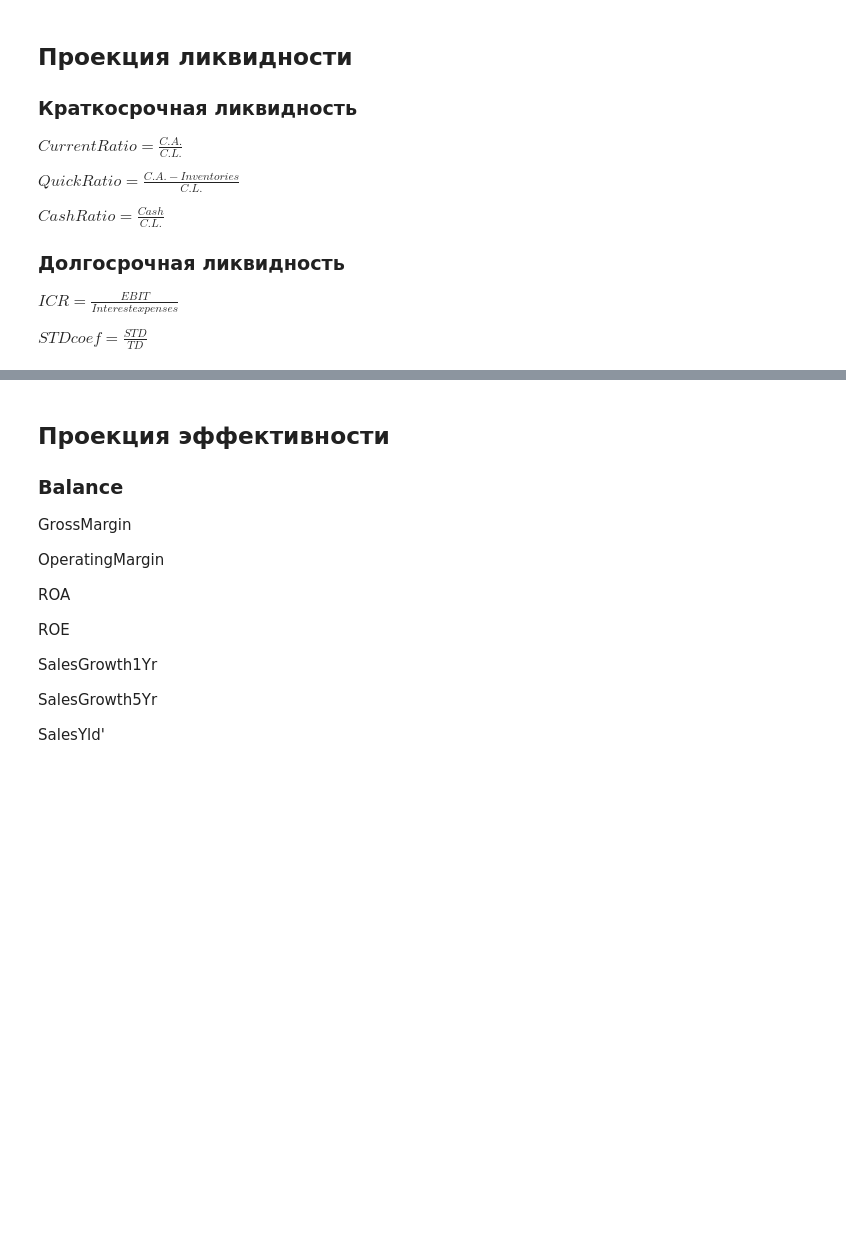
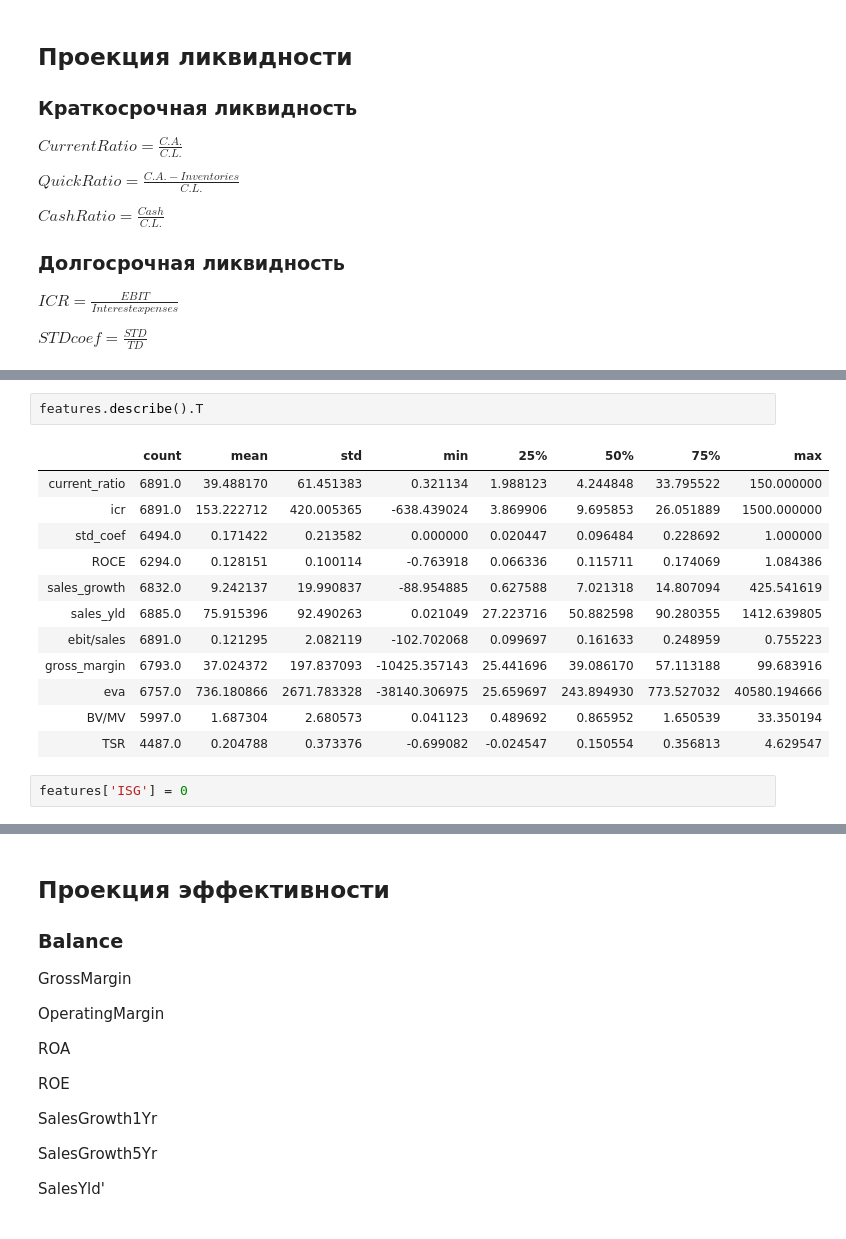
Before and after one commit to gracikk-ds/finance_course, a Jupyter notebook: Fundamental Data/initial features.ipynb, the cells around one changed output, grey strips where cells are left out. Saved outputs shown, nothing was run; the diff lists cells and outputs as text; blank space fills up the shorter version.

```diff
--- a/Fundamental Data/initial features.ipynb
+++ b/Fundamental Data/initial features.ipynb
@@ -104,3 +216,20 @@ features['ROC/WACC'] = 0
+# %%
+features.describe().T
+# %% [output]
+|  | count | mean | std | min | 25% | 50% | 75% | max |
+| current_ratio | 6891.0 | 39.488170 | 61.451383 | 0.321134 | 1.988123 | 4.244848 | 33.795522 | 150.000000 |
+| icr | 6891.0 | 153.222712 | 420.005365 | -638.439024 | 3.869906 | 9.695853 | 26.051889 | 1500.000000 |
+| std_coef | 6494.0 | 0.171422 | 0.213582 | 0.000000 | 0.020447 | 0.096484 | 0.228692 | 1.000000 |
+| ROCE | 6294.0 | 0.128151 | 0.100114 | -0.763918 | 0.066336 | 0.115711 | 0.174069 | 1.084386 |
+| sales_growth | 6832.0 | 9.242137 | 19.990837 | -88.954885 | 0.627588 | 7.021318 | 14.807094 | 425.541619 |
+| sales_yld | 6885.0 | 75.915396 | 92.490263 | 0.021049 | 27.223716 | 50.882598 | 90.280355 | 1412.639805 |
+| ebit/sales | 6891.0 | 0.121295 | 2.082119 | -102.702068 | 0.099697 | 0.161633 | 0.248959 | 0.755223 |
+| gross_margin | 6793.0 | 37.024372 | 197.837093 | -10425.357143 | 25.441696 | 39.086170 | 57.113188 | 99.683916 |
+| eva | 6757.0 | 736.180866 | 2671.783328 | -38140.306975 | 25.659697 | 243.894930 | 773.527032 | 40580.194666 |
+| BV/MV | 5997.0 | 1.687304 | 2.680573 | 0.041123 | 0.489692 | 0.865952 | 1.650539 | 33.350194 |
+| TSR | 4487.0 | 0.204788 | 0.373376 | -0.699082 | -0.024547 | 0.150554 | 0.356813 | 4.629547 |
+# %%
+features['ISG'] = 0
 # %%
 %config InlineBackend.figure_format = 'png'
 sns.set(style="white", palette = 'coolwarm')
```
Also changed, not shown: parts of 11 cells of this notebook.
